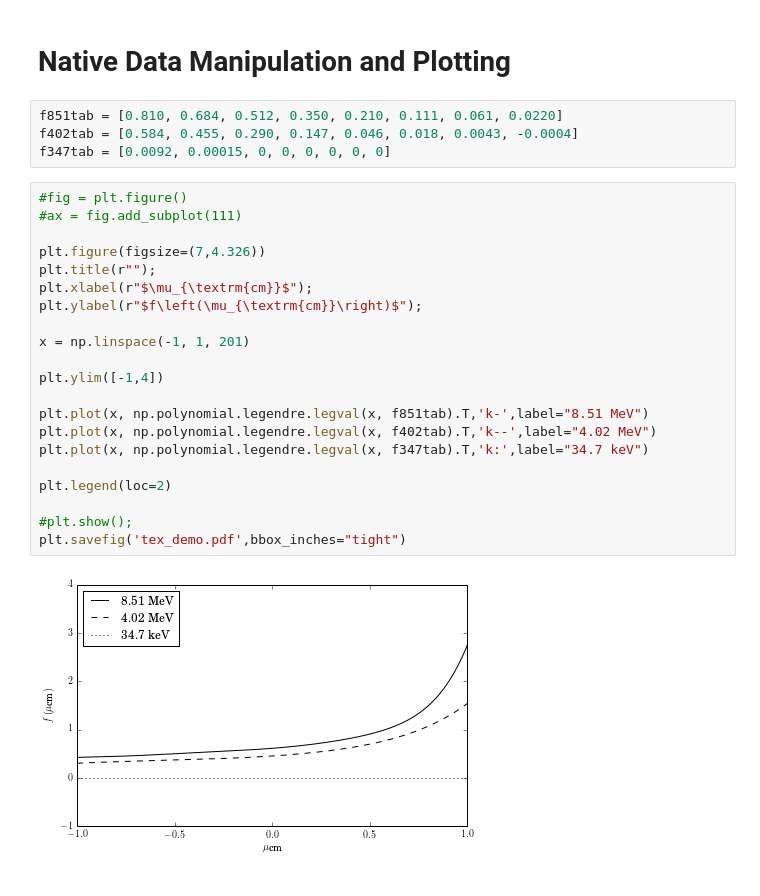
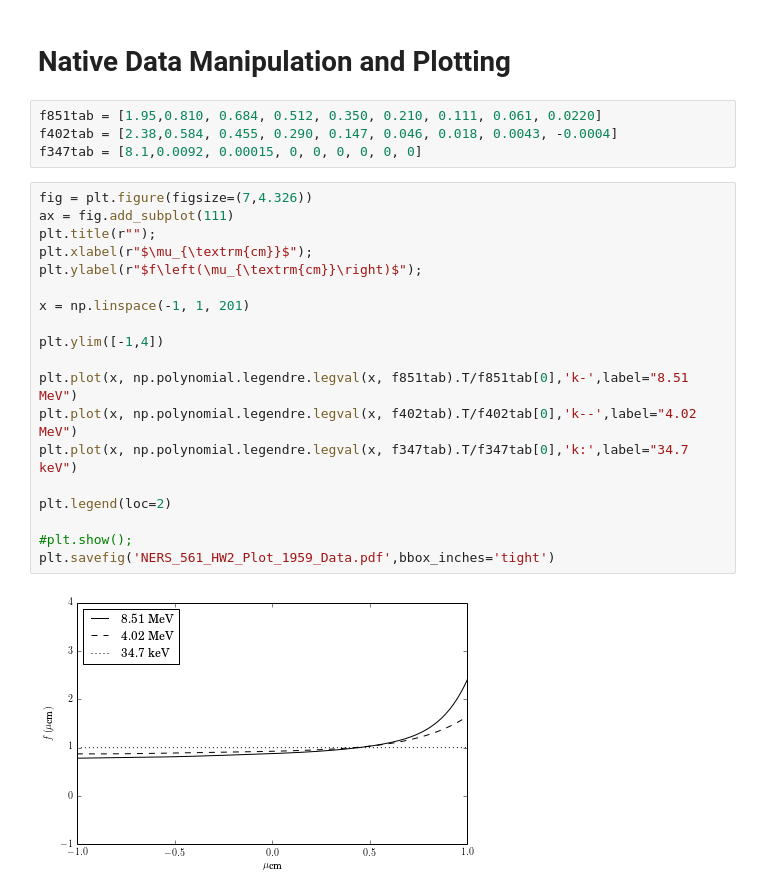
Before and after one commit to jkulesza/Python_Misc, a Jupyter notebook: iPython/NERS_561_HW2.ipynb, the cells around one changed output. Saved outputs shown, nothing was run; the diff lists cells and outputs as text.

Commit message:
Added example PDF plot (incorrect values)

```diff
--- a/iPython/NERS_561_HW2.ipynb
+++ b/iPython/NERS_561_HW2.ipynb
@@ -79,29 +95,27 @@ plt.show();
 # %% [markdown]
 # Native Data Manipulation and Plotting
 # %%
-f851tab = [0.810, 0.684, 0.512, 0.350, 0.210, 0.111, 0.061, 0.0220]
-f402tab = [0.584, 0.455, 0.290, 0.147, 0.046, 0.018, 0.0043, -0.0004]
-f347tab = [0.0092, 0.00015, 0, 0, 0, 0, 0, 0]
+f851tab = [1.95,0.810, 0.684, 0.512, 0.350, 0.210, 0.111, 0.061, 0.0220]
+f402tab = [2.38,0.584, 0.455, 0.290, 0.147, 0.046, 0.018, 0.0043, -0.0004]
+f347tab = [8.1,0.0092, 0.00015, 0, 0, 0, 0, 0, 0]
 # %%
-#fig = plt.figure()
-#ax = fig.add_subplot(111)
-
-plt.figure(figsize=(7,4.326))
+fig = plt.figure(figsize=(7,4.326))
+ax = fig.add_subplot(111)
 plt.title(r"");
 plt.xlabel(r"$\mu_{\textrm{cm}}$");
 plt.ylabel(r"$f\left(\mu_{\textrm{cm}}\right)$");
 
 x = np.linspace(-1, 1, 201)
 
 plt.ylim([-1,4])
 
-plt.plot(x, np.polynomial.legendre.legval(x, f851tab).T,'k-',label="8.51 MeV")
-plt.plot(x, np.polynomial.legendre.legval(x, f402tab).T,'k--',label="4.02 MeV")
-plt.plot(x, np.polynomial.legendre.legval(x, f347tab).T,'k:',label="34.7 keV")
+plt.plot(x, np.polynomial.legendre.legval(x, f851tab).T/f851tab[0],'k-',label="8.51 MeV")
+plt.plot(x, np.polynomial.legendre.legval(x, f402tab).T/f402tab[0],'k--',label="4.02 MeV")
+plt.plot(x, np.polynomial.legendre.legval(x, f347tab).T/f347tab[0],'k:',label="34.7 keV")
 
 plt.legend(loc=2)
 
 #plt.show();
-plt.savefig('tex_demo.pdf',bbox_inches="tight")
+plt.savefig('NERS_561_HW2_Plot_1959_Data.pdf',bbox_inches='tight')
 # %% [output]
-[figure, old version]
+[figure, new version]
```
Also changed, not shown: parts of 1 cell of this notebook, 1 other file.
